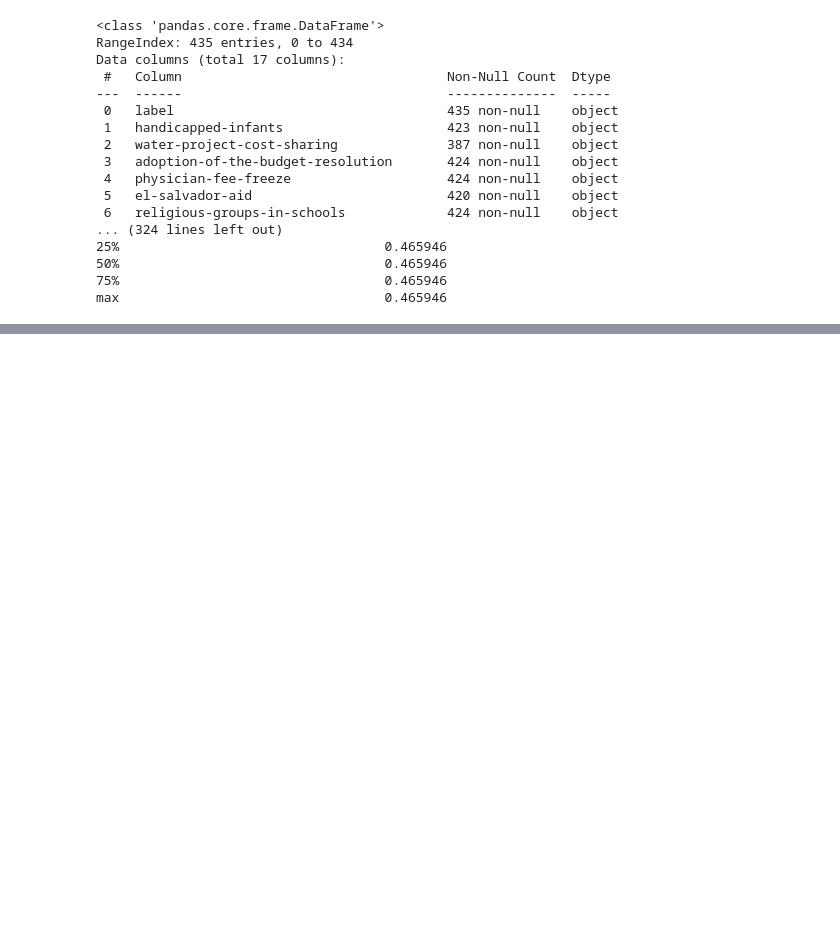
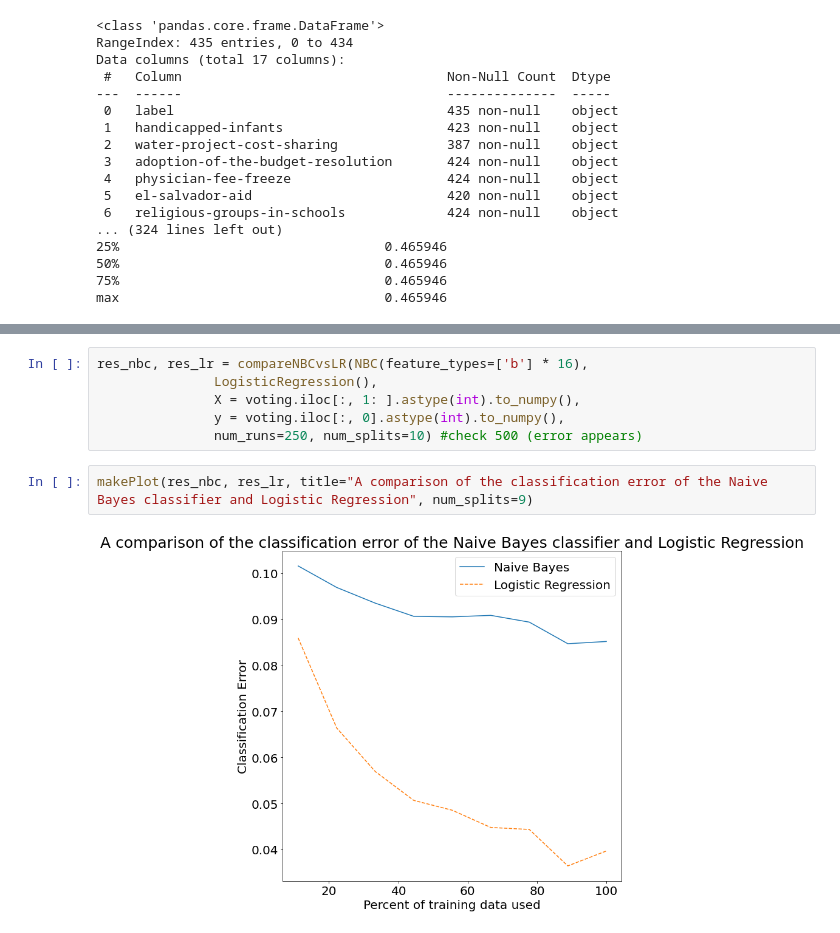
Before and after one commit to rbains25/practical-2, a Jupyter notebook: Practical2_skeleton.ipynb, the cells around one changed output, grey strips where cells are left out. Drawn from its saved outputs; the diff is of its cells as text; blank space fills up the shorter version.

```diff
--- a/Practical2_skeleton.ipynb
+++ b/Practical2_skeleton.ipynb
@@ -612,0 +695,10 @@ voting
+# %%
+res_nbc, res_lr = compareNBCvsLR(NBC(feature_types=['b'] * 16),
+               LogisticRegression(),
+               X = voting.iloc[:, 1: ].astype(int).to_numpy(),
+               y = voting.iloc[:, 0].astype(int).to_numpy(),
+               num_runs=250, num_splits=10) #check 500 (error appears)
+# %%
+makePlot(res_nbc, res_lr, title="A comparison of the classification error of the Naive Bayes classifier and Logistic Regression", num_splits=9)
+# %% [output]
+[figure, added]
```
Also changed, not shown: parts of 13 cells of this notebook.
